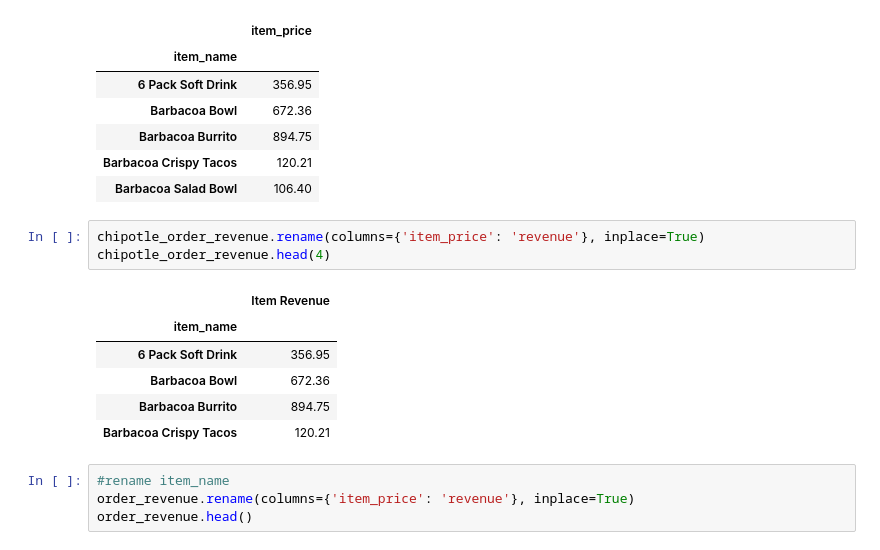
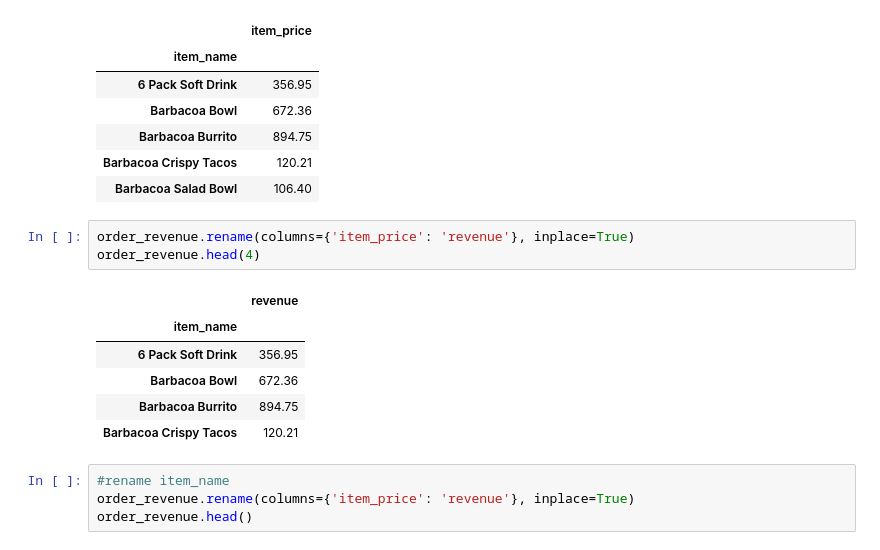
Before and after one commit to brandonjbryant/numpy-pandas-visualization-exercises, a Jupyter notebook: seaborn_exercises.ipynb, the cells around one changed output. Drawn from its saved outputs; the diff is of its cells as text.

```diff
--- a/seaborn_exercises.ipynb
+++ b/seaborn_exercises.ipynb
@@ -350,10 +350,10 @@ order_revenue.head()
 | Barbacoa Crispy Tacos | 120.21 |
 | Barbacoa Salad Bowl | 106.40 |
 # %%
-chipotle_order_revenue.rename(columns={'item_price': 'revenue'}, inplace=True)
-chipotle_order_revenue.head(4)
+order_revenue.rename(columns={'item_price': 'revenue'}, inplace=True)
+order_revenue.head(4)
 # %% [output]
-|  | Item Revenue |
+|  | revenue |
 | item_name |  |
 | 6 Pack Soft Drink | 356.95 |
 | Barbacoa Bowl | 672.36 |
```
